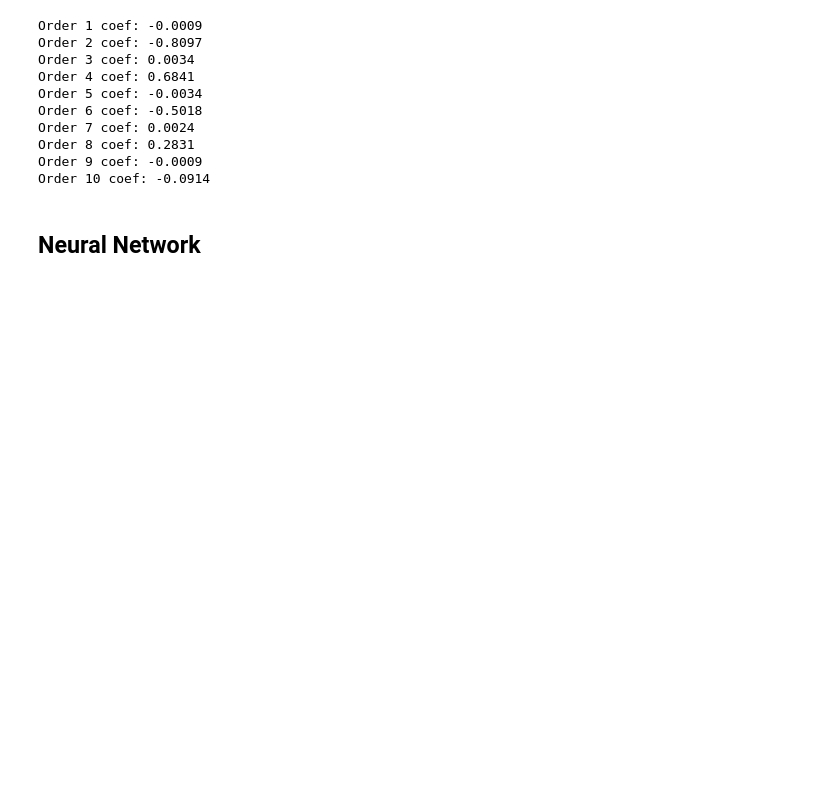
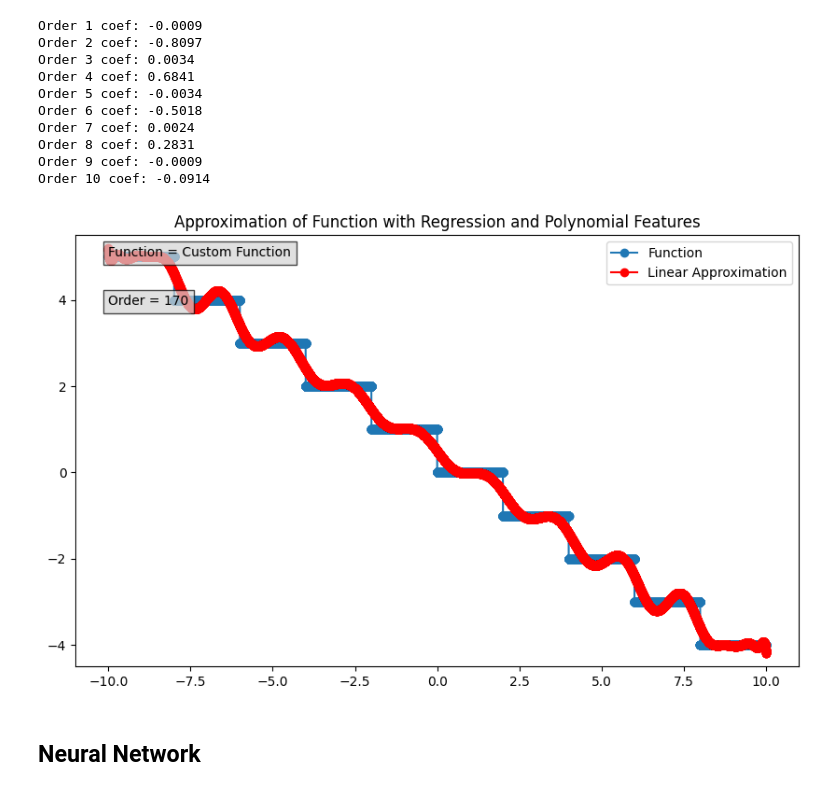
Before and after one commit to chenjoshua7/functionApproximation, a Jupyter notebook: function_approximation.ipynb, the cells around one changed output. Cells and saved outputs as stored; diff of their text form; code cells hidden in the pictures; blank space fills up the shorter version.

```diff
--- a/function_approximation.ipynb
+++ b/function_approximation.ipynb
@@ -89,6 +97,10 @@ Order 7 coef: 0.0024
 Order 8 coef: 0.2831
 Order 9 coef: -0.0009
 Order 10 coef: -0.0914
+# %%
+linear_approx.plot_function(N = 170, func = wide_floor)
+# %% [output]
+[figure, added]
 # %% [markdown]
 ## Neural Network
 # %%
```
Also changed, not shown: parts of 6 cells of this notebook.
